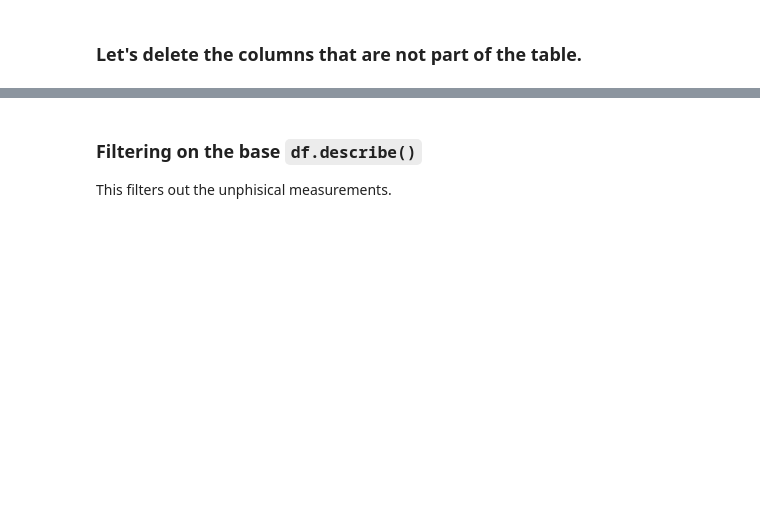
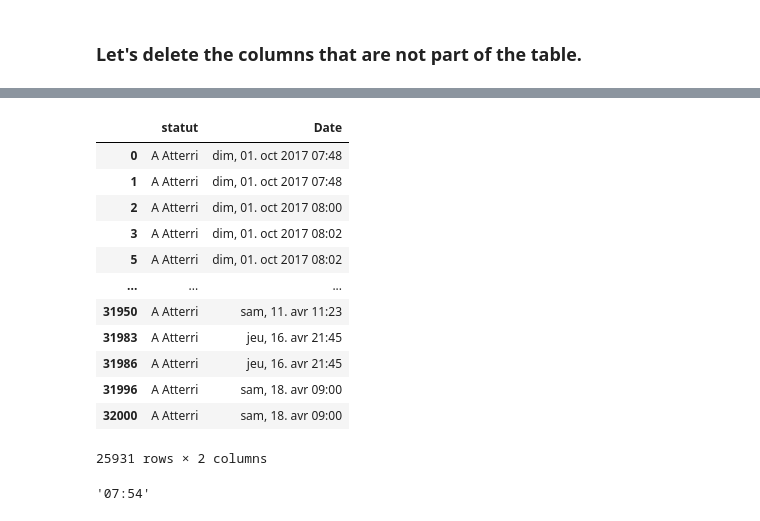
Before and after one commit to Shito3/Airplanes_Analysis, a Jupyter notebook: airlines-EDA.ipynb, the cells around one changed output, grey strips where cells are left out. Cells and saved outputs as stored; diff of their text form; code cells hidden in the pictures; blank space fills up the shorter version.

```diff
--- a/airlines-EDA.ipynb
+++ b/airlines-EDA.ipynb
@@ -167,4 +187,0 @@ df.describe()
-# %% [markdown]
-### Filtering on the base `df.describe()`
-
-This filters out the unphisical measurements.
@@ -173,0 +188,17 @@ df2 = df.filter("adsbygoogle", axis=0)
+# %%
+# Voyons le resultat
+df_final[['statut','Date']]
+# %% [output]
+|  | statut | Date |
+| 0 | A Atterri | dim, 01. oct 2017 07:48 |
+| 1 | A Atterri | dim, 01. oct 2017 07:48 |
+| 2 | A Atterri | dim, 01. oct 2017 08:00 |
+| 3 | A Atterri | dim, 01. oct 2017 08:02 |
+| 5 | A Atterri | dim, 01. oct 2017 08:02 |
+| ... | ... | ... |
+| 31950 | A Atterri | sam, 11. avr 11:23 |
+| 31983 | A Atterri | jeu, 16. avr 21:45 |
+| 31986 | A Atterri | jeu, 16. avr 21:45 |
+| 31996 | A Atterri | sam, 18. avr 09:00 |
+| 32000 | A Atterri | sam, 18. avr 09:00 |
+25931 rows × 2 columns
@@ -173,0 +209,4 @@ df2 = df.filter("adsbygoogle", axis=0)
+# %%
+heure_Arrivée('07:54 EDT')
+# %% [output]
+'07:54'
```
Also changed, not shown: parts of 24 cells of this notebook, 2 other files.
